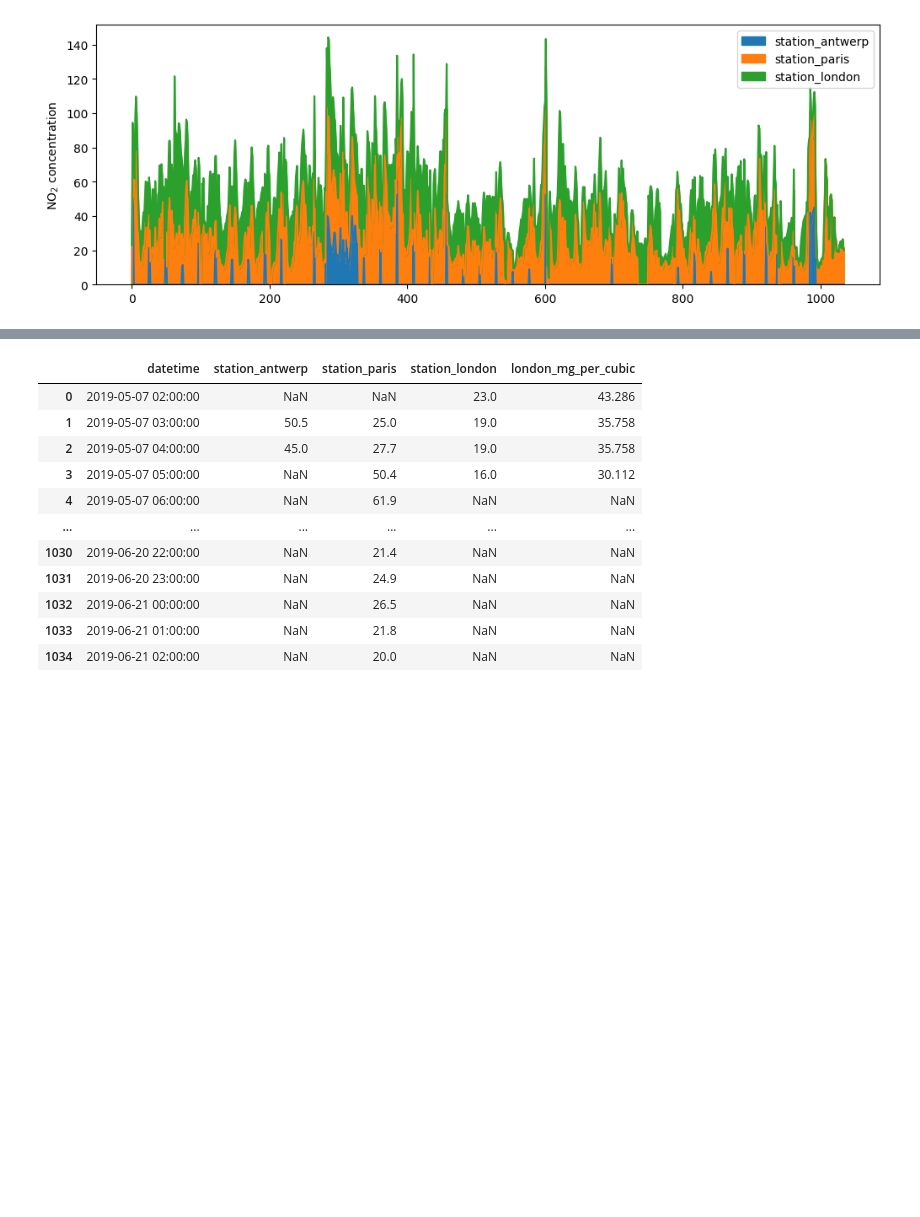
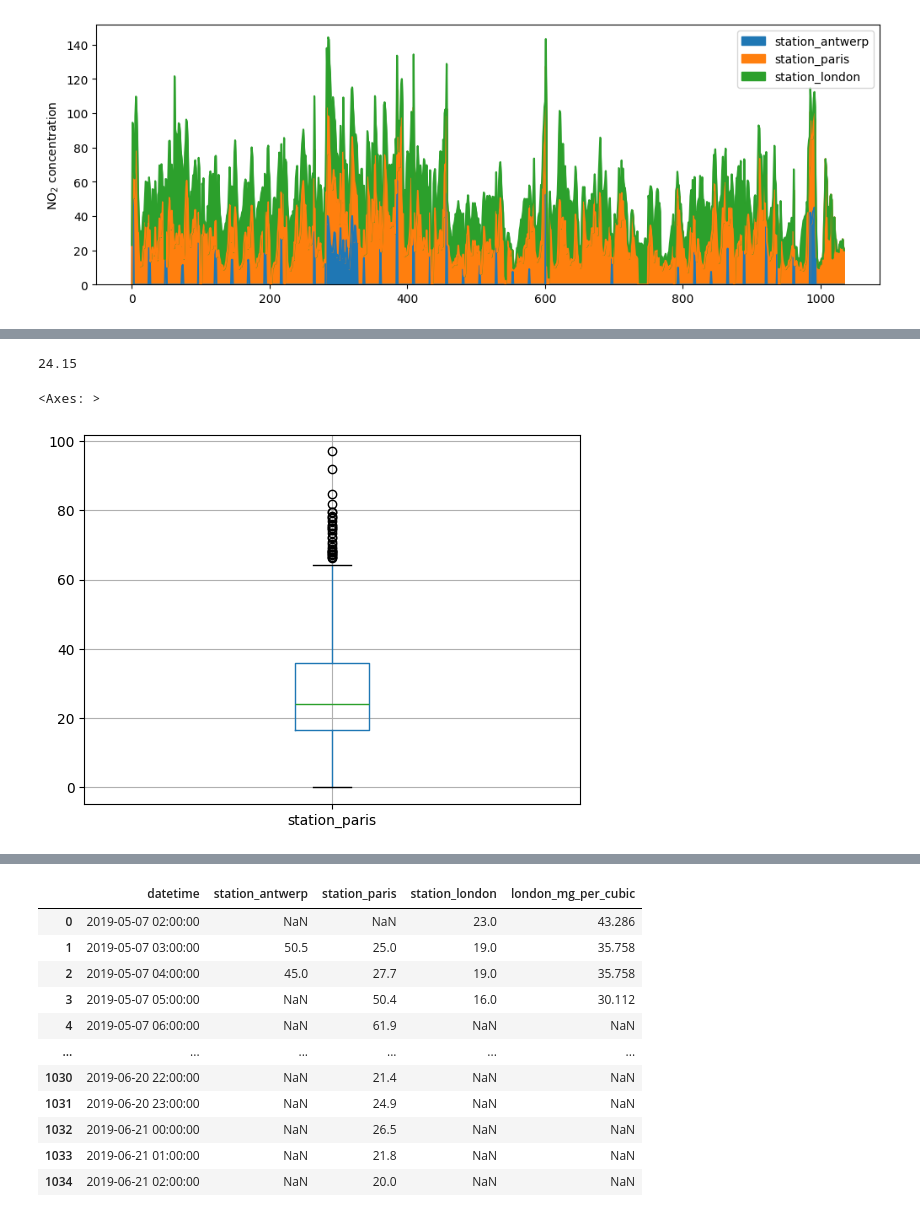
Before and after one commit to ancestor9/Introduction-to-BigData-Analysis, a Jupyter notebook: 9주차/pandas_02.ipynb, the cells around one changed output, grey strips where cells are left out. Drawn from its saved outputs; the diff is of its cells as text; code cells hidden in the pictures; blank space fills up the shorter version.

```diff
--- a/9주차/pandas_02.ipynb
+++ b/9주차/pandas_02.ipynb
@@ -113,0 +154,9 @@ plt.show()
+# %%
+air_quality['station_paris'].median() # 중앙값
+# %% [output]
+24.15
+# %%
+air_quality.boxplot(column='station_paris')
+# %% [output]
+<Axes: >
+[figure, added]
```
Also changed, not shown: parts of 23 cells of this notebook.
